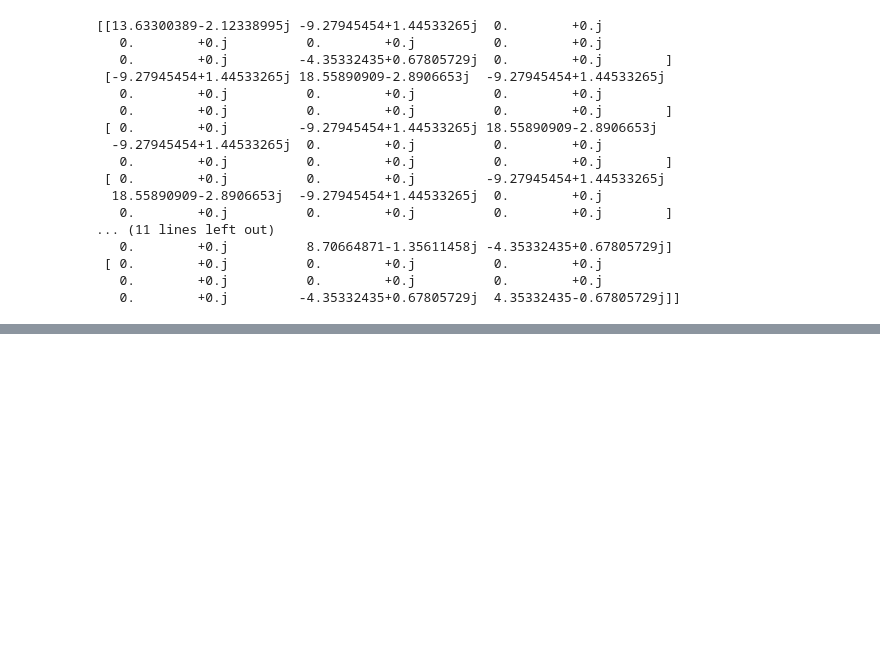
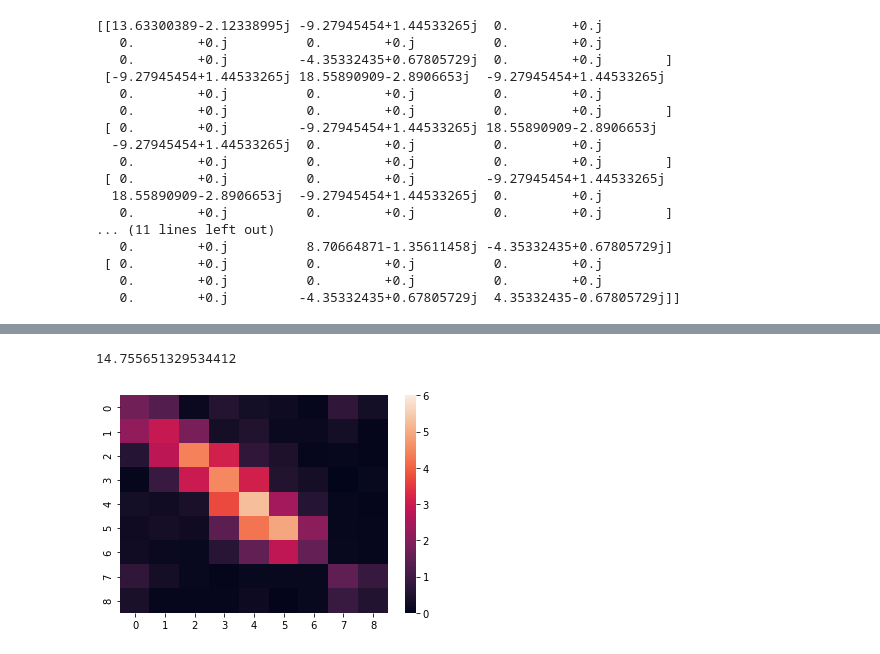
Before and after one commit to DecodEPFL/eiv-grid-id, a Jupyter notebook: notebooks/EF_08_full_network_polar.ipynb, the cells around one changed output, grey strips where cells are left out. Cells and saved outputs as stored; diff of their text form; code cells hidden in the pictures; blank space fills up the shorter version.

```diff
--- a/notebooks/EF_08_full_network_polar.ipynb
+++ b/notebooks/EF_08_full_network_polar.ipynb
@@ -337,0 +277,8 @@ sparse_tls_cov_metrics.fro_error
+# %%
+sparse_tls_cov_metrics.fro_error
+# %% [output]
+14.755651329534412
+# %%
+sns.heatmap(np.abs(y_bus - y_sparse_tls_cov),vmin=0,vmax=6);
+# %% [output]
+[figure, added]
```
Also changed, not shown: parts of 14 cells of this notebook, 2 other files.
